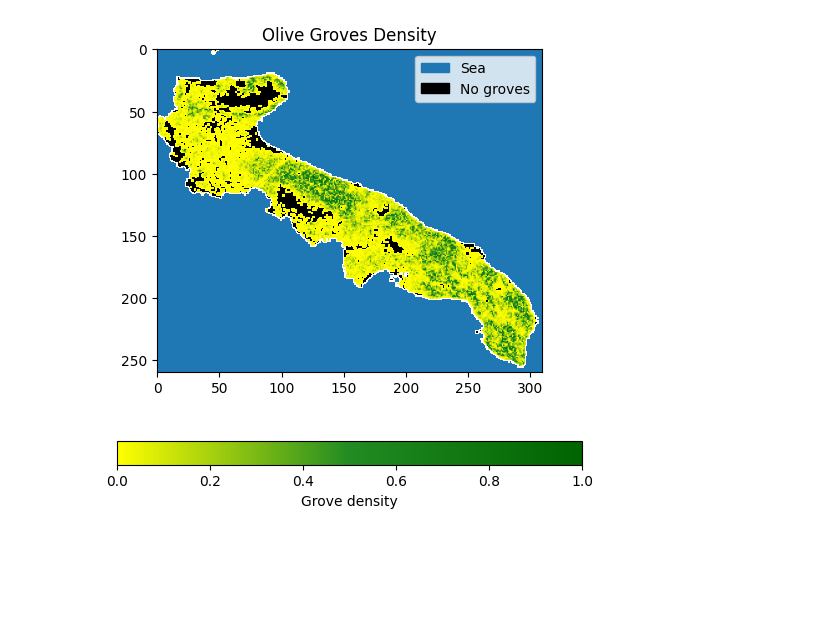
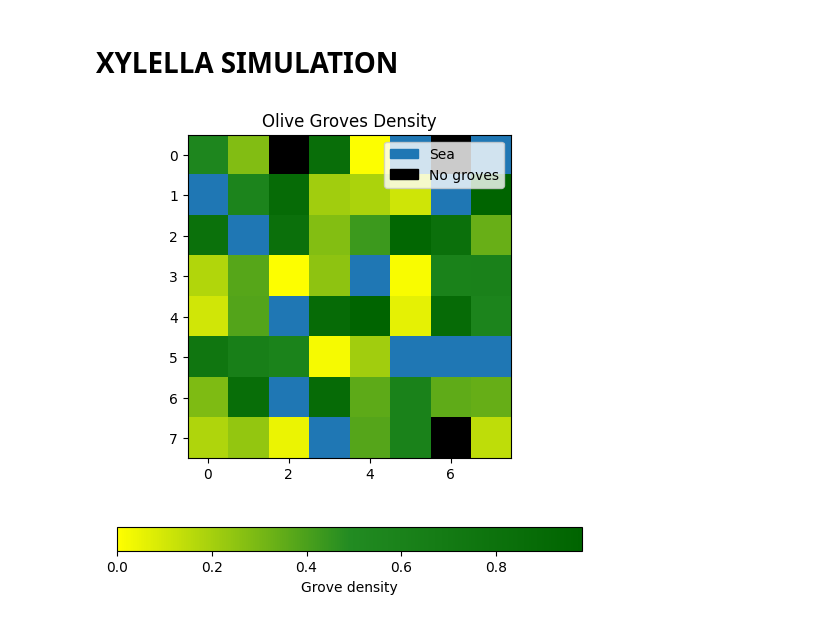
Before and after one commit to LeonMengoni/Xylella-Fastidiosa, a Jupyter notebook: Xylella_simulation.ipynb, the cells around one changed output. Drawn from its saved outputs; the diff is of its cells as text; code cells hidden in the pictures; blank space fills up the shorter version.

```diff
--- a/Xylella_simulation.ipynb
+++ b/Xylella_simulation.ipynb
@@ -1,3 +1,5 @@
+# %% [markdown]
+# XYLELLA SIMULATION
 # %%
 # IMPORTS
 
@@ -5,24 +9,24 @@ from GridClass import *
 # %%
 np.random.seed(100)
 
 # GRID INSTANCE INITIALIZATION PARAMETERS
-FROM_FILE = True
-ROWS = 10 # Random grid
-COLS = 10 # Random grid
+FROM_FILE = False
+ROWS = 8 # Random grid
+COLS = 8 # Random grid
 
 # CREATE OLIVE GROVE DENSITY, FROM FILE OR RANDOMLY GENERATED
 if FROM_FILE:
     file_path = "olivegrowthprop.mat"
     mat = sp.io.loadmat(file_path)
     GRID = Grid(density=mat["olivegrowthprop"])
 
 else:
     GRID = Grid(shape=(ROWS, COLS))
 
 # PLOT DISTRIBUTION OF OLIVE GROVES
 GRID.plot_density(figsize=(6,6))
 # %% [output]
-[figure, old version]
+[figure, new version]
 # %%
 # SIMULATION PARAMETERS
 # Control zone parameters
```
Also changed, not shown: parts of 61 cells of this notebook, 2 other files.
